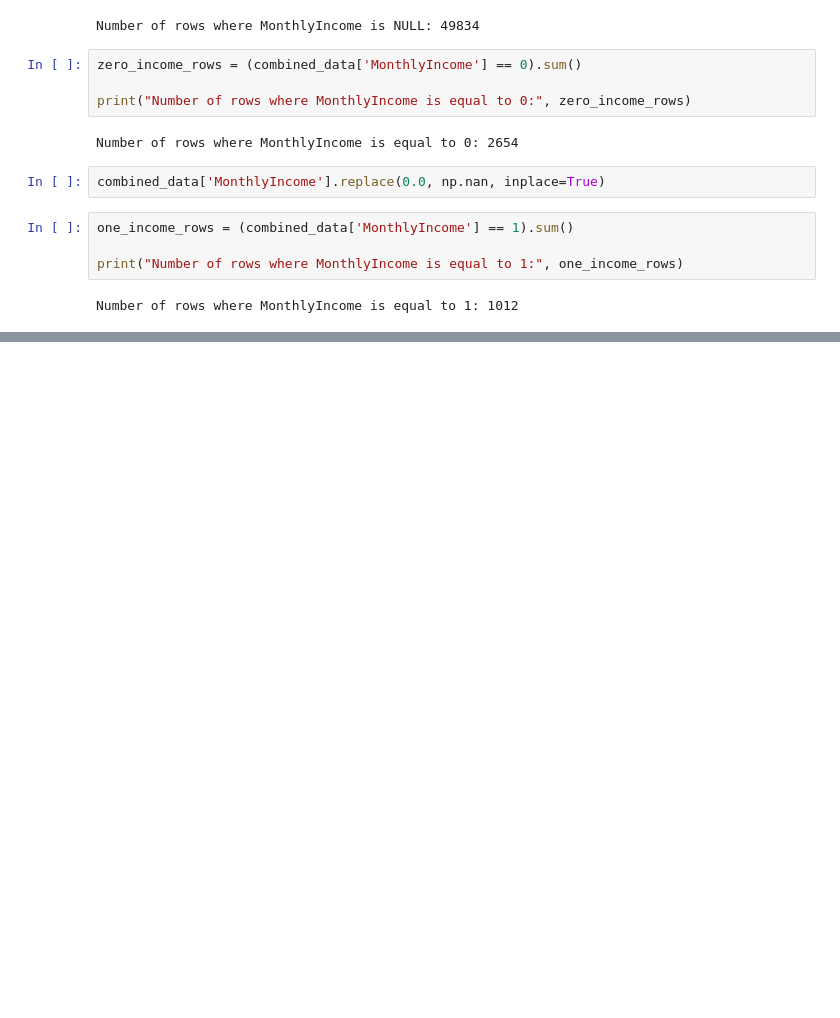
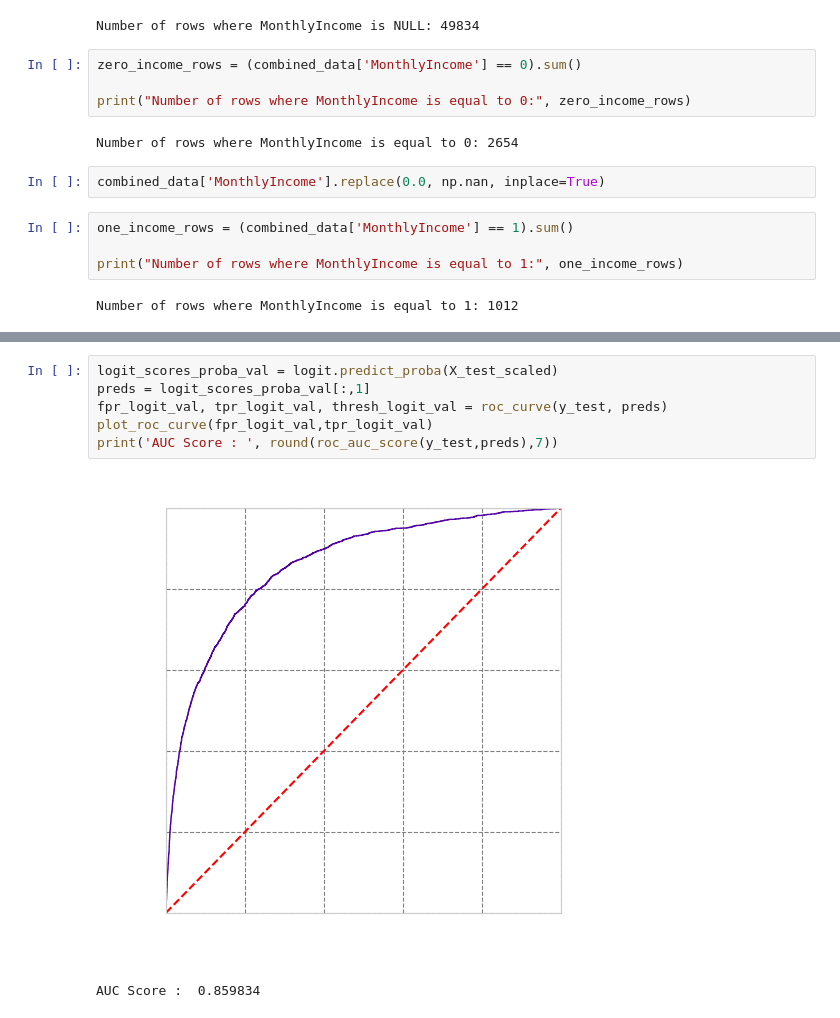
Before and after one commit to Saba-a11/Kaggle_Credit_Score, a Jupyter notebook: CreditModel.ipynb, the cells around one changed output, grey strips where cells are left out. Cells and saved outputs as stored; diff of their text form; blank space fills up the shorter version.

```diff
--- a/CreditModel.ipynb
+++ b/CreditModel.ipynb
@@ -970,0 +999,9 @@ combined_data['RevolvingUtilizationOfUnsecuredLines'] = combined_data['Revolving
+# %%
+logit_scores_proba_val = logit.predict_proba(X_test_scaled)
+preds = logit_scores_proba_val[:,1]
+fpr_logit_val, tpr_logit_val, thresh_logit_val = roc_curve(y_test, preds)
+plot_roc_curve(fpr_logit_val,tpr_logit_val)
+print('AUC Score : ', round(roc_auc_score(y_test,preds),7))
+# %% [output]
+[figure, added]
+AUC Score :  0.859834
```
Also changed, not shown: parts of 30 cells of this notebook.
